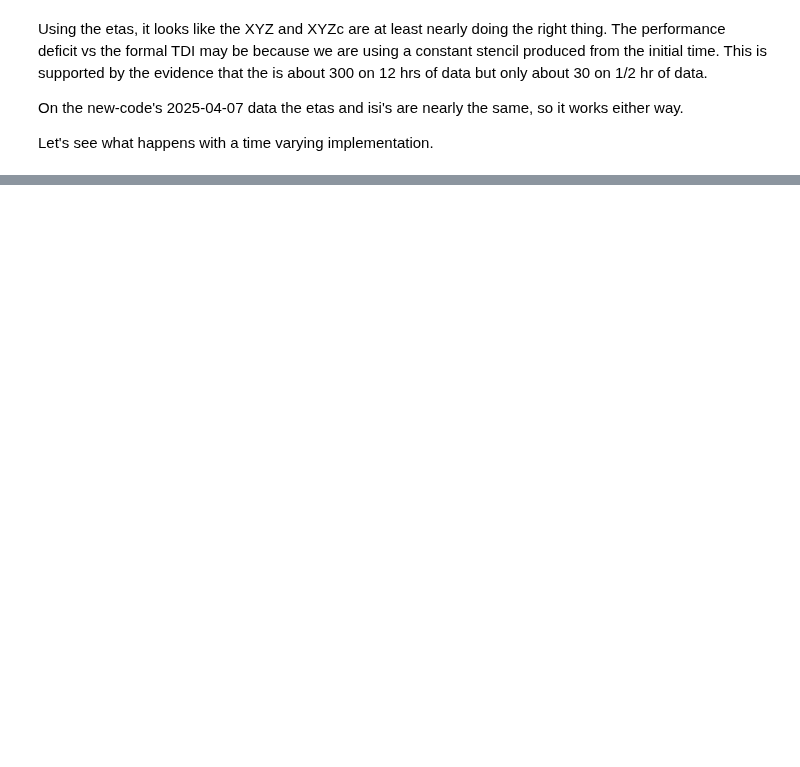
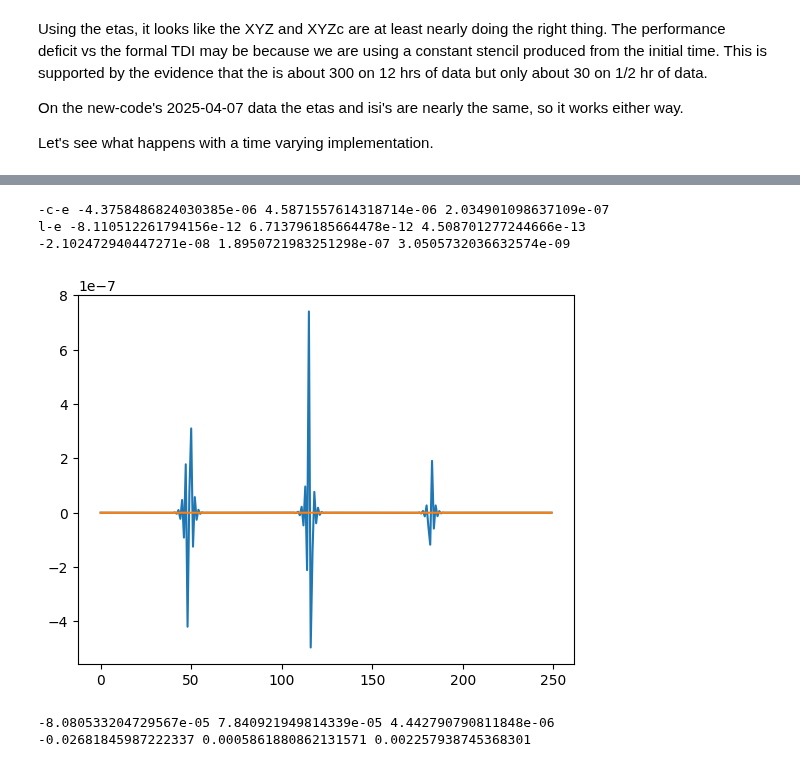
Before and after one commit to eleonoracastelli/pcipy, a Jupyter notebook: notebooks/Compute TDI Stencil.ipynb, the cells around one changed output, grey strips where cells are left out. Saved outputs shown, nothing was run; the diff lists cells and outputs as text; code cells hidden in the pictures; blank space fills up the shorter version.

```diff
--- a/notebooks/Compute TDI Stencil.ipynb
+++ b/notebooks/Compute TDI Stencil.ipynb
@@ -269,7 +269,7 @@ def compute_TDI_stencil(noise_data,i0=0,nleft=500,nright=1000):
     ioff=nleft-first
     print('ioff',ioff)
     #display(stencil)
-    return ioff, stencil[:,::-1,:]
+    return ioff, stencil.transpose(0,2,1)[:,::-1,:]
 # %%
 #Read data from file
 simpath = workdir + noise_file_base + 'measurements_4Hz.h5'
@@ -756,0 +882,5 @@ Swap:             0           0           0
+# %%
+i0test=5000
+_,so=compute_TDI_stencil(data_noise,i0=i0test,nleft=1000,nright=2000)
+se=compute_TDI_stencil_exact(data_noise,i0=i0test,pastwidth=250)
+sl=compute_TDI_stencil_linear(data_noise,i0=i0test,pastwidth=250,buffer=30)
@@ -756,0 +908,29 @@ Swap:             0           0           0
+# %%
+#Compare (-1)*old vs exact kernels
+deltac = -so - se
+delta = sl - se
+plt.plot((-so-se)[0,:,0])
+plt.plot((sl-se)[0,:,0])
+#plt.plot(sl[0,:,0]-se[0,:,0])
+print('-c-e',np.min(deltac),np.max(deltac),np.std(deltac))
+print('l-e',np.min(delta),np.max(delta),np.std(delta))
+deltarel=delta/[1e-300+se]
+print(np.min(deltarel),np.max(deltarel),np.std(deltarel))
+# %% [output]
+-c-e -4.3758486824030385e-06 4.5871557614318714e-06 2.034901098637109e-07
+l-e -8.110512261794156e-12 6.713796185664478e-12 4.508701277244666e-13
+-2.102472940447271e-08 1.8950721983251298e-07 3.0505732036632574e-09
+[figure, added]
+# %%
+#Compare code vs old kernels
+sc=tdifilt.stencil_compts
+#display(sc)
+#display(so)
+delta = sc - so
+#display(delta)
+print(np.min(delta),np.max(delta),np.std(delta))
+deltarel=delta/[1e-300+sc]
+print(np.min(deltarel),np.max(deltarel),np.std(deltarel))
+# %% [output]
+-8.080533204729567e-05 7.840921949814339e-05 4.442790790811848e-06
+-0.02681845987222337 0.0005861880862131571 0.002257938745368301
```
Also changed, not shown: parts of 20 cells of this notebook.
